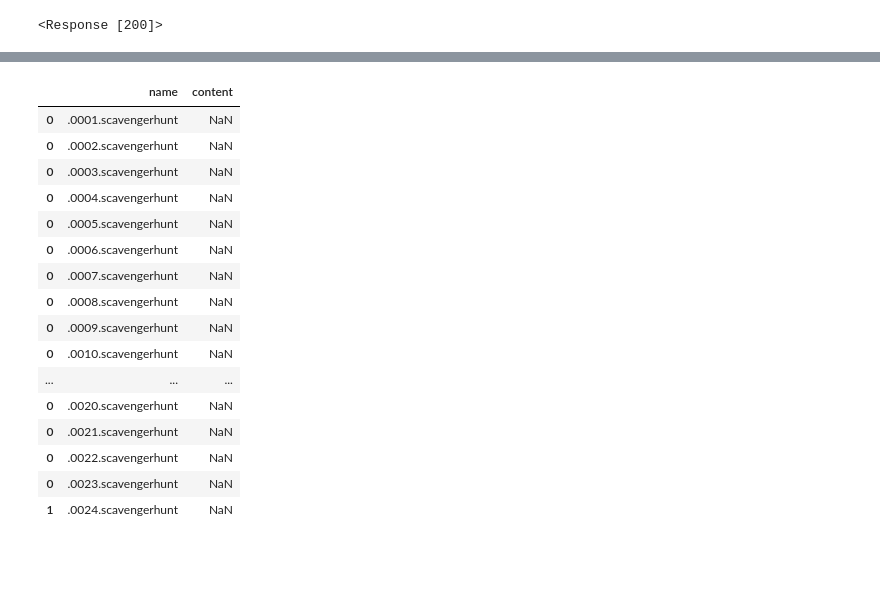
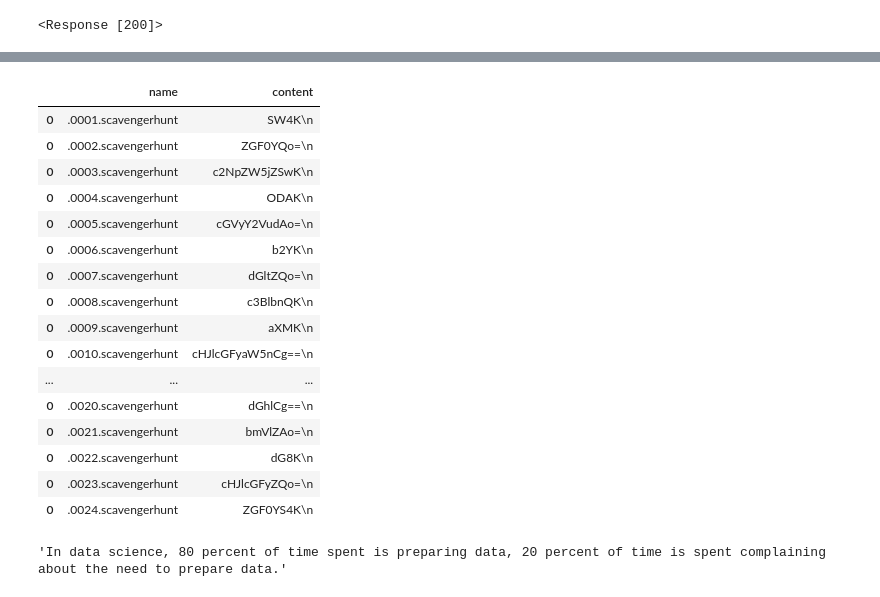
Before and after one commit to luisfarre/lab-API-scavenger, a Jupyter notebook: ab-API-scavenger - main.ipynb, the cells around one changed output, grey strips where cells are left out. Cells and saved outputs as stored; diff of their text form; code cells hidden in the pictures; blank space fills up the shorter version.

```diff
--- a/ab-API-scavenger - main.ipynb
+++ b/ab-API-scavenger - main.ipynb
@@ -118,6 +126,7 @@ paths=[i for i in df['path']]
 files=pd.DataFrame()
 for path in paths:
     url = f'https://api.github.com/repos/ironhack-datalabs/scavenger/contents/{path}'
-    df = requests.get(url).json()
+    response = requests.get(url)
+    df = response.json()
     df = json_normalize(df)
     files=files.append(df)
@@ -147,2 +139,3 @@ files2.head(10)
 # %%
-scavenger_df=files2[(files2['name'].str.contains('scavenger'))]
+scavenger_df=files[(files['name'].str.contains('scavenger'))]
+scavenger_df.head(2)
@@ -155,0 +146,8 @@ Index(['_links.git', '_links.html', '_links.self', 'content', 'download_url',
+# %%
+df5=pd.DataFrame()
+for path in scavenger_df['path']:
+    url = f'https://api.github.com/repos/ironhack-datalabs/scavenger/contents/{path}'
+    response = requests.get(url)
+    df2 = response.json()
+    df2 = json_normalize(df2)
+    df5=df5.append(df2)
@@ -156,5 +160,5 @@ Index(['_links.git', '_links.html', '_links.self', 'content', 'download_url',
 # %%
 #countries.sort_values(by=['Case_Number'], ascending=False).head(15)
-scavenger_df=scavenger_df.sort_values(['name'],ascending=True)
-scavenger_df.head(2)
+df5=df5.sort_values(['name'],ascending=True)
+df5.head(2)
 # %% [output]
@@ -164,21 +168,25 @@ scavenger_df.head(2)
 # %%
-x=scavenger_df[['name','content']]
+x=df5[['name','content']]
 x
 # %% [output]
 |  | name | content |
-| 0 | .0001.scavengerhunt | NaN |
-| 0 | .0002.scavengerhunt | NaN |
-| 0 | .0003.scavengerhunt | NaN |
-| 0 | .0004.scavengerhunt | NaN |
-| 0 | .0005.scavengerhunt | NaN |
-| 0 | .0006.scavengerhunt | NaN |
-| 0 | .0007.scavengerhunt | NaN |
-| 0 | .0008.scavengerhunt | NaN |
-| 0 | .0009.scavengerhunt | NaN |
-| 0 | .0010.scavengerhunt | NaN |
+| 0 | .0001.scavengerhunt | SW4K\n |
+| 0 | .0002.scavengerhunt | ZGF0YQo=\n |
+| 0 | .0003.scavengerhunt | c2NpZW5jZSwK\n |
+| 0 | .0004.scavengerhunt | ODAK\n |
+| 0 | .0005.scavengerhunt | cGVyY2VudAo=\n |
+| 0 | .0006.scavengerhunt | b2YK\n |
+| 0 | .0007.scavengerhunt | dGltZQo=\n |
+| 0 | .0008.scavengerhunt | c3BlbnQK\n |
+| 0 | .0009.scavengerhunt | aXMK\n |
+| 0 | .0010.scavengerhunt | cHJlcGFyaW5nCg==\n |
 | ... | ... | ... |
-| 0 | .0020.scavengerhunt | NaN |
-| 0 | .0021.scavengerhunt | NaN |
-| 0 | .0022.scavengerhunt | NaN |
-| 0 | .0023.scavengerhunt | NaN |
-| 1 | .0024.scavengerhunt | NaN |
+| 0 | .0020.scavengerhunt | dGhlCg==\n |
+| 0 | .0021.scavengerhunt | bmVlZAo=\n |
+| 0 | .0022.scavengerhunt | dG8K\n |
+| 0 | .0023.scavengerhunt | cHJlcGFyZQo=\n |
+| 0 | .0024.scavengerhunt | ZGF0YS4K\n |
+# %%
+" ".join([base64.b64decode(i).decode("utf-8").rstrip('\n') for i in df5['content']])
+# %% [output]
+'In data science, 80 percent of time spent is preparing data, 20 percent of time is spent complaining about the need to prepare data.'
```
Also changed, not shown: parts of 10 cells of this notebook.
